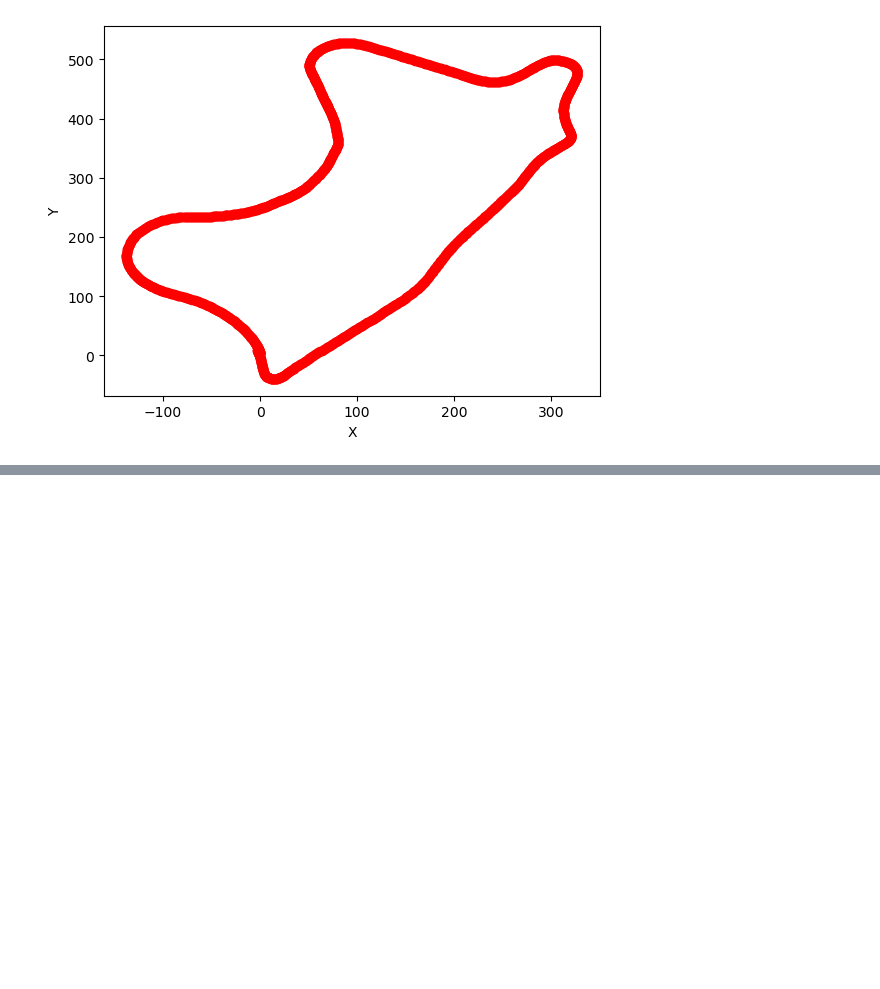
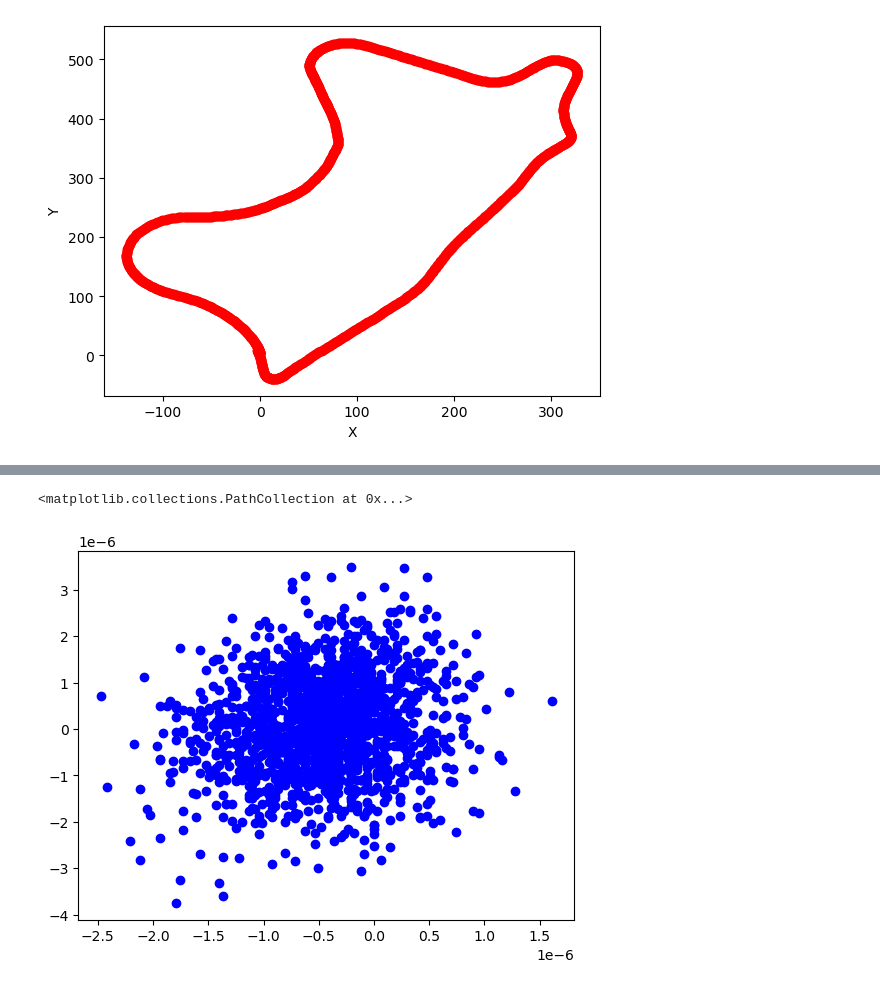
Before and after one commit to pcktm/inzynierka-posegnn, a Jupyter notebook: test.ipynb, the cells around one changed output, grey strips where cells are left out. Saved outputs shown, nothing was run; the diff lists cells and outputs as text; code cells hidden in the pictures; blank space fills up the shorter version.

```diff
--- a/test.ipynb
+++ b/test.ipynb
@@ -207,2 +190,12 @@ Accumulated position: [6.8545341e-07 1.0505319e-06 9.6857548e-07]
 <matplotlib.image.AxesImage at 0x...>
 [figure]
+# %%
+# draw a scatter plot of the trajectory
+plt.scatter(
+    [pose["position"][0] for pose in predicted_world_poses],
+    [pose["position"][2] for pose in predicted_world_poses],
+    c="b",
+)
+# %% [output]
+<matplotlib.collections.PathCollection at 0x...>
+[figure, added]
```
Also changed, not shown: parts of 4 cells of this notebook, 1 other file.
